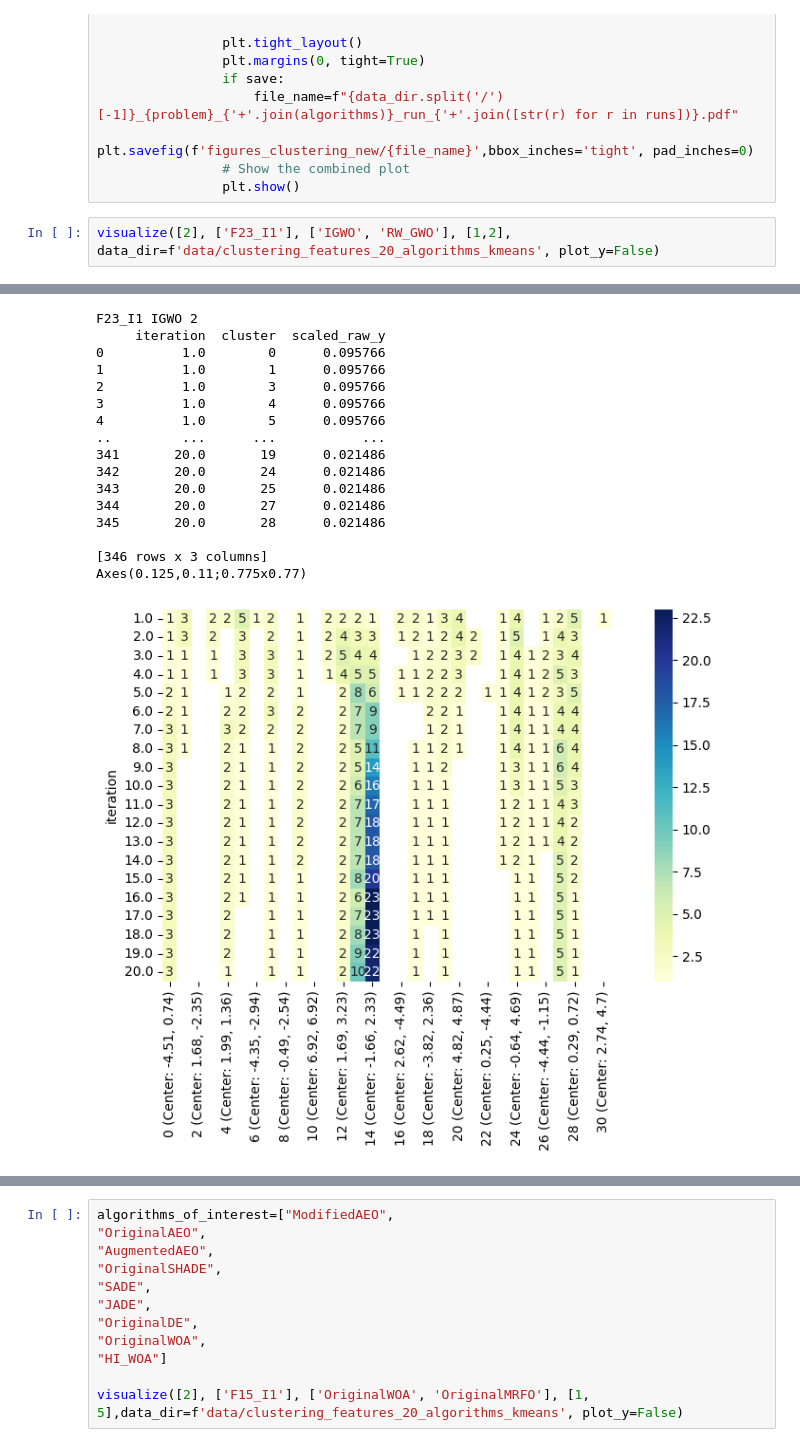
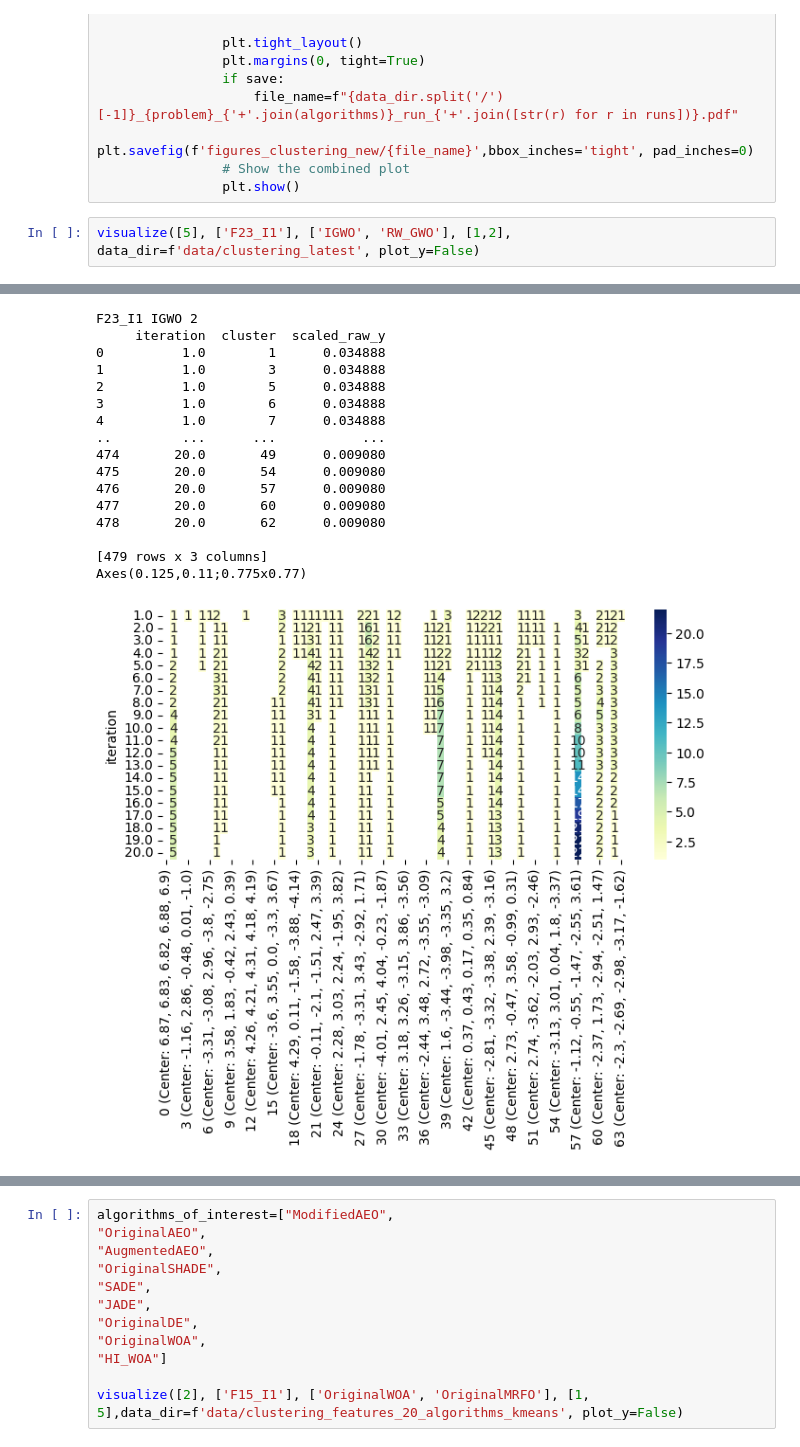
Before and after one commit to 8Timon24/Diploma-Analiza-in-vizualizacija-algoritmov-za-optimizacijo, a Jupyter notebook: 3_cluster_analysis.ipynb, the cells around one changed output, grey strips where cells are left out. Saved outputs shown, nothing was run; the diff lists cells and outputs as text.

```diff
--- a/3_cluster_analysis.ipynb
+++ b/3_cluster_analysis.ipynb
@@ -131,5 +131,5 @@ def visualize_multi(dimensions, problems, algorithms, runs, line_plot_y=False, p
                 # Show the combined plot
                 plt.show()
 # %%
-visualize([2], ['F23_I1'], ['IGWO', 'RW_GWO'], [1,2], data_dir=f'data/clustering_features_20_algorithms_kmeans', plot_y=False)
+visualize([5], ['F23_I1'], ['IGWO', 'RW_GWO'], [1,2], data_dir=f'data/clustering_latest', plot_y=False)
 # %% [output]
@@ -154,19 +154,19 @@ Axes(0.125,0.11;0.775x0.77)
 F23_I1 IGWO 2
      iteration  cluster  scaled_raw_y
-0          1.0        0      0.095766
-1          1.0        1      0.095766
-2          1.0        3      0.095766
-3          1.0        4      0.095766
-4          1.0        5      0.095766
+0          1.0        1      0.034888
+1          1.0        3      0.034888
+2          1.0        5      0.034888
+3          1.0        6      0.034888
+4          1.0        7      0.034888
 ..         ...      ...           ...
-341       20.0       19      0.021486
-342       20.0       24      0.021486
-343       20.0       25      0.021486
-344       20.0       27      0.021486
-345       20.0       28      0.021486
+474       20.0       49      0.009080
+475       20.0       54      0.009080
+476       20.0       57      0.009080
+477       20.0       60      0.009080
+478       20.0       62      0.009080
 
-[346 rows x 3 columns]
+[479 rows x 3 columns]
 Axes(0.125,0.11;0.775x0.77)
-[figure, old version]
+[figure, new version]
 F23_I1 RW_GWO 1
      iteration  cluster  scaled_raw_y
```
Also changed, not shown: parts of 7 cells of this notebook, 24 other files.
